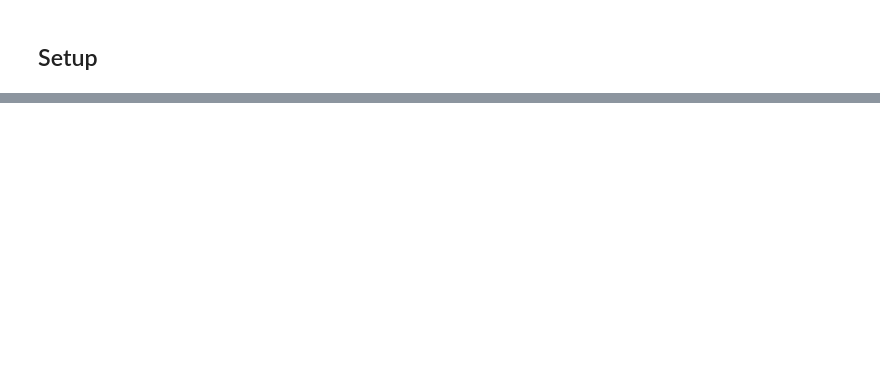
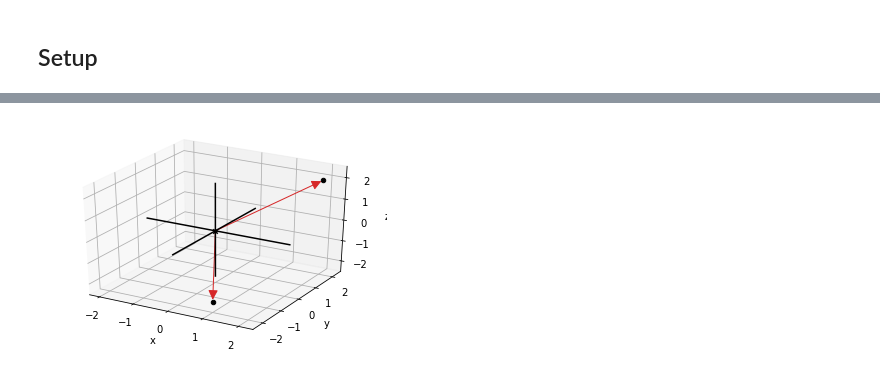
Before and after one commit to rahiakela/math-for-programmers, a Jupyter notebook: 3-ascending-to-3d-world/3d_drawing_with_python.ipynb, the cells around one changed output, grey strips where cells are left out. Cells and saved outputs as stored; diff of their text form; code cells hidden in the pictures; blank space fills up the shorter version.

```diff
--- a/3-ascending-to-3d-world/3d_drawing_with_python.ipynb
+++ b/3-ascending-to-3d-world/3d_drawing_with_python.ipynb
@@ -48,0 +48,8 @@ from vector_drawing import *
+# %%
+draw3d(
+    Points3D((2, 2, 2), (1, -2, -2)),
+    Arrow3D((2, 2, 2)),
+    Arrow3D((1, -2, -2))
+    )
+# %% [output]
+[figure, added]
```
Also changed, not shown: parts of 13 cells of this notebook.
